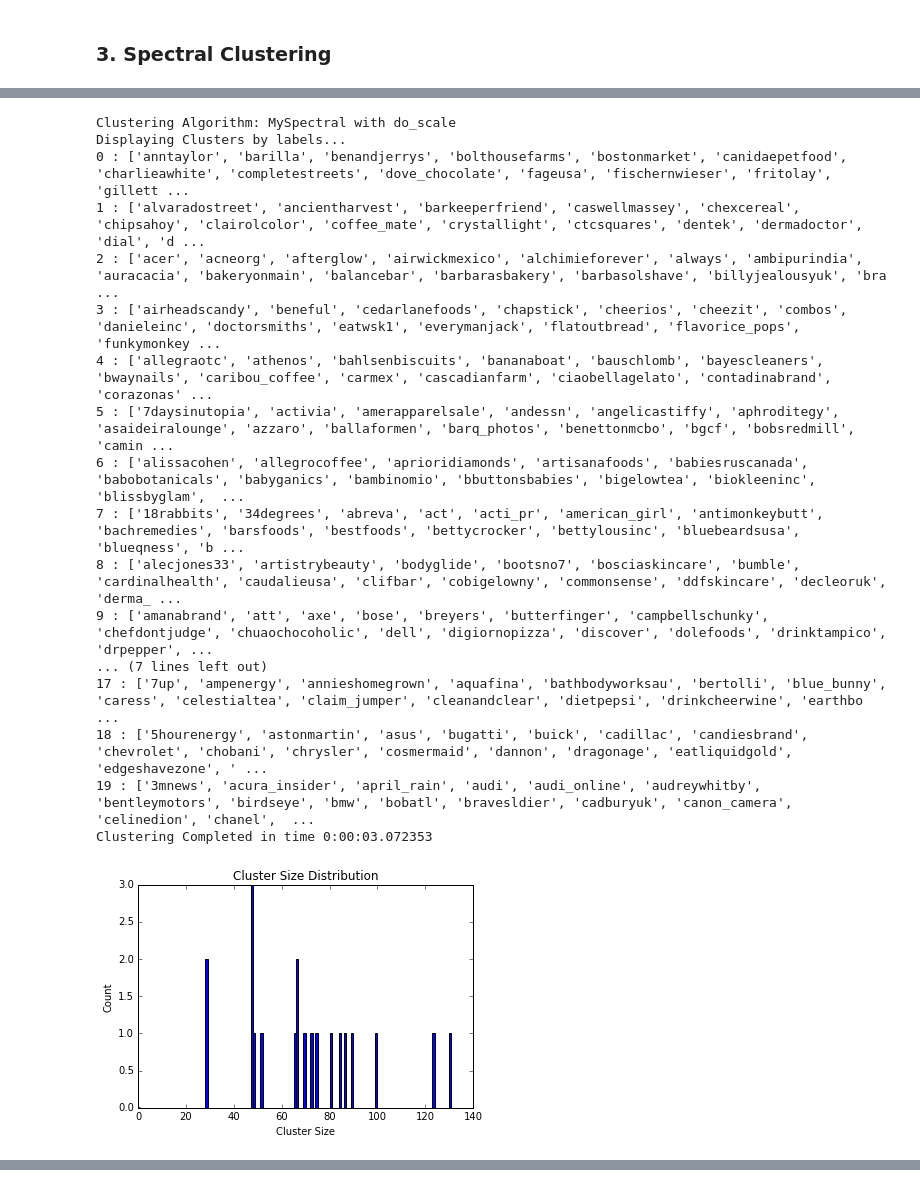
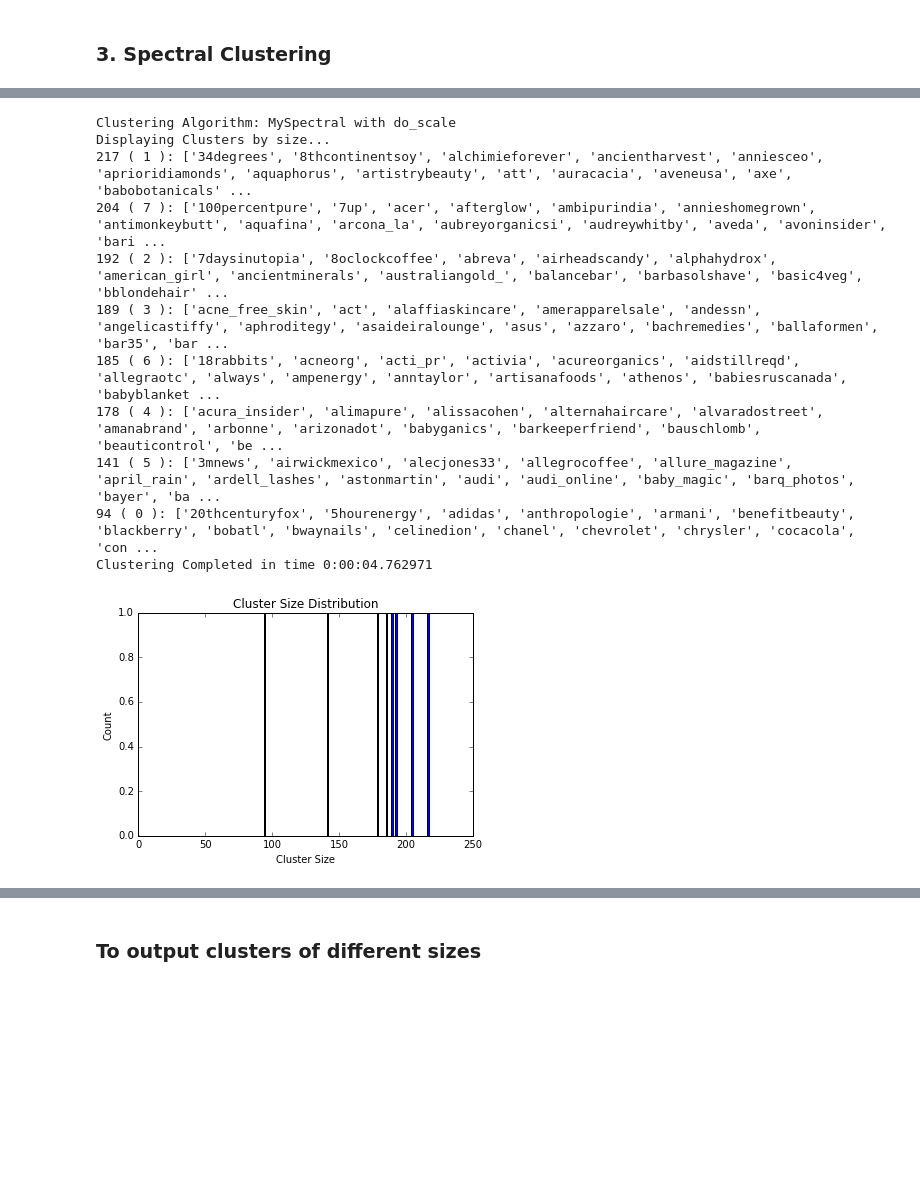
Before and after one commit to tapilab/is-SilambarasanM, a Jupyter notebook: src/main.ipynb, the cells around one changed output, grey strips where cells are left out. Drawn from its saved outputs; the diff is of its cells as text; code cells hidden in the pictures; blank space fills up the shorter version.

```diff
--- a/src/main.ipynb
+++ b/src/main.ipynb
@@ -31,7 +31,7 @@ global N_CLUSTERS               #Number of Clusters
 # %%
 MAX_ROWS = 1404    #Maximum number of lines in file
 N_BRANDS = 1404     #Number of Brands
-N_CLUSTERS = 20     #Number of Clusters
+N_CLUSTERS = 8     #Number of Clusters
 # %% [markdown]
 ### Quickfix for preparing data
 # %%
@@ -414,7 +461,11 @@ def plot_silhouette_scores(method, max_clusters=25):
             scores.append(metrics.silhouette_score(DIST_MAT, labels, metric='precomputed'))
         plt.scatter(num_clusters,scores)
         plt.plot(num_clusters,scores, marker='o')
+    plt.title('Silhouette Score Vs Number of Clusters')
     plt.savefig('figures/{}.png'.format(method+'_scores'))
+# %%
+N_BRANDS
+n_clusters = 8
 # %% [markdown]
 ### Girvan-Newman Algorithm - $O((m+n) n))$
 # %%
@@ -546,28 +575,22 @@ Clustering Completed in time 0:00:08.383255
 # %%
 clustering_method='MySpectral1'
 kwargs = {}
 kwargs['do_scale'] = True
-kwargs['print_clusters'] ='LABEL'
+kwargs['print_clusters'] ='SIZE'
 kwargs['print_cluster_size'] = True
-cluster_brands(clustering_method, num_clusters= 20, **kwargs)
+cluster_brands(clustering_method, num_clusters= n_clusters, **kwargs)
 clustering_method='MySpectral1'
 plot_silhouette_scores(clustering_method)
 # %% [output]
 Clustering Algorithm: MySpectral with do_scale
-Displaying Clusters by labels...
-0 : ['anntaylor', 'barilla', 'benandjerrys', 'bolthousefarms', 'bostonmarket', 'canidaepetfood', 'charlieawhite', 'completestreets', 'dove_chocolate', 'fageusa', 'fischernwieser', 'fritolay', 'gillett ...
-1 : ['alvaradostreet', 'ancientharvest', 'barkeeperfriend', 'caswellmassey', 'chexcereal', 'chipsahoy', 'clairolcolor', 'coffee_mate', 'crystallight', 'ctcsquares', 'dentek', 'dermadoctor', 'dial', 'd ...
-2 : ['acer', 'acneorg', 'afterglow', 'airwickmexico', 'alchimieforever', 'always', 'ambipurindia', 'auracacia', 'bakeryonmain', 'balancebar', 'barbarasbakery', 'barbasolshave', 'billyjealousyuk', 'bra ...
-3 : ['airheadscandy', 'beneful', 'cedarlanefoods', 'chapstick', 'cheerios', 'cheezit', 'combos', 'danieleinc', 'doctorsmiths', 'eatwsk1', 'everymanjack', 'flatoutbread', 'flavorice_pops', 'funkymonkey ...
-4 : ['allegraotc', 'athenos', 'bahlsenbiscuits', 'bananaboat', 'bauschlomb', 'bayescleaners', 'bwaynails', 'caribou_coffee', 'carmex', 'cascadianfarm', 'ciaobellagelato', 'contadinabrand', 'corazonas' ...
-5 : ['7daysinutopia', 'activia', 'amerapparelsale', 'andessn', 'angelicastiffy', 'aphroditegy', 'asaideiralounge', 'azzaro', 'ballaformen', 'barq_photos', 'benettonmcbo', 'bgcf', 'bobsredmill', 'camin ...
-6 : ['alissacohen', 'allegrocoffee', 'aprioridiamonds', 'artisanafoods', 'babiesruscanada', 'babobotanicals', 'babyganics', 'bambinomio', 'bbuttonsbabies', 'bigelowtea', 'biokleeninc', 'blissbyglam',  ...
-7 : ['18rabbits', '34degrees', 'abreva', 'act', 'acti_pr', 'american_girl', 'antimonkeybutt', 'bachremedies', 'barsfoods', 'bestfoods', 'bettycrocker', 'bettylousinc', 'bluebeardsusa', 'blueqness', 'b ...
-8 : ['alecjones33', 'artistrybeauty', 'bodyglide', 'bootsno7', 'bosciaskincare', 'bumble', 'cardinalhealth', 'caudalieusa', 'clifbar', 'cobigelowny', 'commonsense', 'ddfskincare', 'decleoruk', 'derma_ ...
-9 : ['amanabrand', 'att', 'axe', 'bose', 'breyers', 'butterfinger', 'campbellschunky', 'chefdontjudge', 'chuaochocoholic', 'dell', 'digiornopizza', 'discover', 'dolefoods', 'drinktampico', 'drpepper', ...
-... (7 lines left out)
-17 : ['7up', 'ampenergy', 'annieshomegrown', 'aquafina', 'bathbodyworksau', 'bertolli', 'blue_bunny', 'caress', 'celestialtea', 'claim_jumper', 'cleanandclear', 'dietpepsi', 'drinkcheerwine', 'earthbo ...
-18 : ['5hourenergy', 'astonmartin', 'asus', 'bugatti', 'buick', 'cadillac', 'candiesbrand', 'chevrolet', 'chobani', 'chrysler', 'cosmermaid', 'dannon', 'dragonage', 'eatliquidgold', 'edgeshavezone', ' ...
-19 : ['3mnews', 'acura_insider', 'april_rain', 'audi', 'audi_online', 'audreywhitby', 'bentleymotors', 'birdseye', 'bmw', 'bobatl', 'bravesldier', 'cadburyuk', 'canon_camera', 'celinedion', 'chanel',  ...
-Clustering Completed in time 0:00:03.072353
+Displaying Clusters by size...
+217 ( 1 ): ['34degrees', '8thcontinentsoy', 'alchimieforever', 'ancientharvest', 'anniesceo', 'aprioridiamonds', 'aquaphorus', 'artistrybeauty', 'att', 'auracacia', 'aveneusa', 'axe', 'babobotanicals' ...
+204 ( 7 ): ['100percentpure', '7up', 'acer', 'afterglow', 'ambipurindia', 'annieshomegrown', 'antimonkeybutt', 'aquafina', 'arcona_la', 'aubreyorganicsi', 'audreywhitby', 'aveda', 'avoninsider', 'bari ...
+192 ( 2 ): ['7daysinutopia', '8oclockcoffee', 'abreva', 'airheadscandy', 'alphahydrox', 'american_girl', 'ancientminerals', 'australiangold_', 'balancebar', 'barbasolshave', 'basic4veg', 'bblondehair' ...
+189 ( 3 ): ['acne_free_skin', 'act', 'alaffiaskincare', 'amerapparelsale', 'andessn', 'angelicastiffy', 'aphroditegy', 'asaideiralounge', 'asus', 'azzaro', 'bachremedies', 'ballaformen', 'bar35', 'bar ...
+185 ( 6 ): ['18rabbits', 'acneorg', 'acti_pr', 'activia', 'acureorganics', 'aidstillreqd', 'allegraotc', 'always', 'ampenergy', 'anntaylor', 'artisanafoods', 'athenos', 'babiesruscanada', 'babyblanket ...
+178 ( 4 ): ['acura_insider', 'alimapure', 'alissacohen', 'alternahaircare', 'alvaradostreet', 'amanabrand', 'arbonne', 'arizonadot', 'babyganics', 'barkeeperfriend', 'bauschlomb', 'beauticontrol', 'be ...
+141 ( 5 ): ['3mnews', 'airwickmexico', 'alecjones33', 'allegrocoffee', 'allure_magazine', 'april_rain', 'ardell_lashes', 'astonmartin', 'audi', 'audi_online', 'baby_magic', 'barq_photos', 'bayer', 'ba ...
+94 ( 0 ): ['20thcenturyfox', '5hourenergy', 'adidas', 'anthropologie', 'armani', 'benefitbeauty', 'blackberry', 'bobatl', 'bwaynails', 'celinedion', 'chanel', 'chevrolet', 'chrysler', 'cocacola', 'con ...
+Clustering Completed in time 0:00:04.762971
-[figure, old version]
+[figure, new version]
@@ -574,0 +598,2 @@ Clustering Completed in time 0:00:03.072353
+# %% [markdown]
+### To output clusters of different sizes
```
Also changed, not shown: parts of 15 cells of this notebook, 8 other files.
